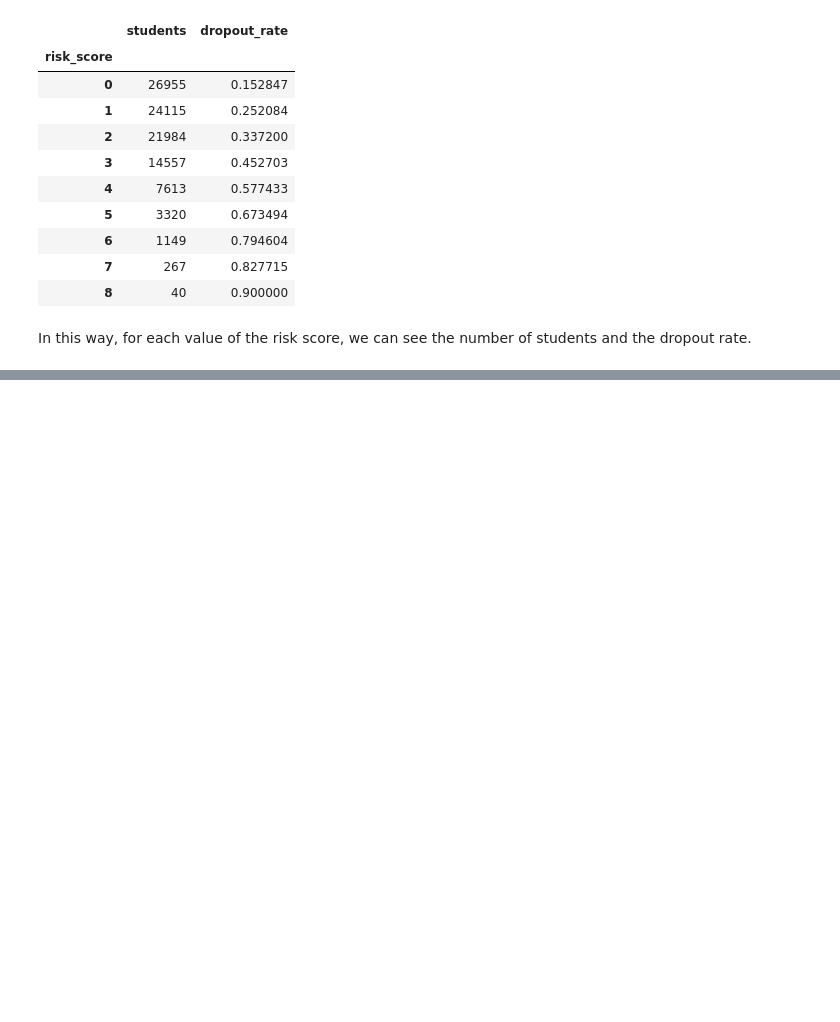
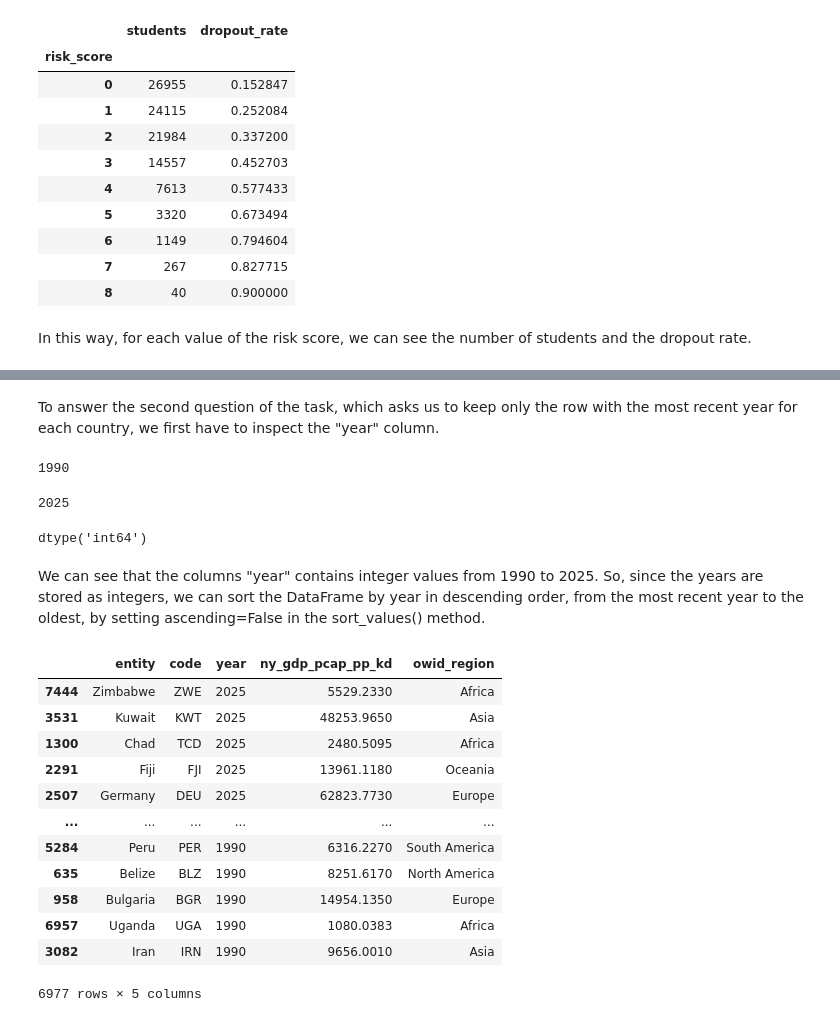
Before and after one commit to reneefarinelli/Farinelli_project, a Jupyter notebook: project_science.ipynb, the cells around one changed output, grey strips where cells are left out. Drawn from its saved outputs; the diff is of its cells as text; code cells hidden in the pictures; blank space fills up the shorter version.

```diff
--- a/project_science.ipynb
+++ b/project_science.ipynb
@@ -413,0 +422,2 @@ In this way, for each value of the risk score, we can see the number of students
+# %%
+gdp = pd.read_csv('/Users/reneefarinelli/Downloads/gdp-per-capita-worldbank.csv')
@@ -413,0 +498,10 @@ In this way, for each value of the risk score, we can see the number of students
+# %%
+more_countries = ['East Asia and Pacific (WB)' , 'Europe and Central Asia (WB)', 'European Union (27)',
+                  'High-income countries' , 'Latin America and Caribbean (WB)' , 'Low-income countries' ,
+                  'Lower-middle-income countries' , 'Middle East, North Africa, Afghanistan and Pakistan (WB)' ,
+                  'North America (WB)' , 'South Asia (WB)' , 'Sub-Saharan Africa (WB)' , 'Upper-middle-income countries' ,
+                  'World' ]
+
+gdp_clean = gdp[~ gdp['entity'].isin(more_countries)]
+
+gdp_clean['entity'].unique()
@@ -413,0 +526,34 @@ In this way, for each value of the risk score, we can see the number of students
+# %% [markdown]
+To answer the second question of the task, which asks us to keep only the row with the most recent year for each country, we first have to inspect the "year" column.
+# %%
+gdp_clean['year'].min()
+# %% [output]
+1990
+# %%
+gdp_clean['year'].max()
+# %% [output]
+2025
+# %%
+gdp_clean['year'].dtype
+# %% [output]
+dtype('int64')
+# %% [markdown]
+We can see that the columns "year" contains integer values from 1990 to 2025.
+So, since the years are stored as integers, we can sort the DataFrame by year in descending order, from the most recent year to the oldest, by setting ascending=False in the sort_values() method.
+# %%
+gdp_clean = gdp_clean.sort_values('year', ascending = False)
+gdp_clean
+# %% [output]
+|  | entity | code | year | ny_gdp_pcap_pp_kd | owid_region |
+| 7444 | Zimbabwe | ZWE | 2025 | 5529.2330 | Africa |
+| 3531 | Kuwait | KWT | 2025 | 48253.9650 | Asia |
+| 1300 | Chad | TCD | 2025 | 2480.5095 | Africa |
+| 2291 | Fiji | FJI | 2025 | 13961.1180 | Oceania |
+| 2507 | Germany | DEU | 2025 | 62823.7730 | Europe |
+| ... | ... | ... | ... | ... | ... |
+| 5284 | Peru | PER | 1990 | 6316.2270 | South America |
+| 635 | Belize | BLZ | 1990 | 8251.6170 | North America |
+| 958 | Bulgaria | BGR | 1990 | 14954.1350 | Europe |
+| 6957 | Uganda | UGA | 1990 | 1080.0383 | Africa |
+| 3082 | Iran | IRN | 1990 | 9656.0010 | Asia |
+6977 rows × 5 columns
```
Also changed, not shown: parts of 34 cells of this notebook.
